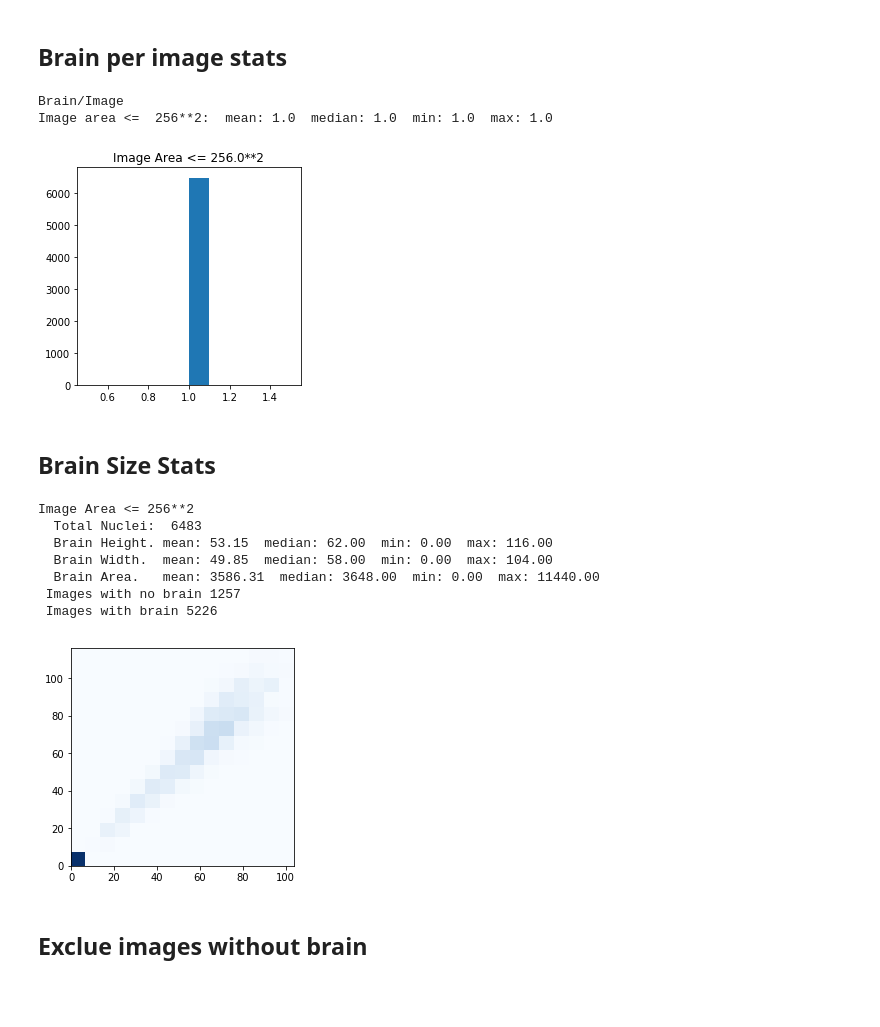
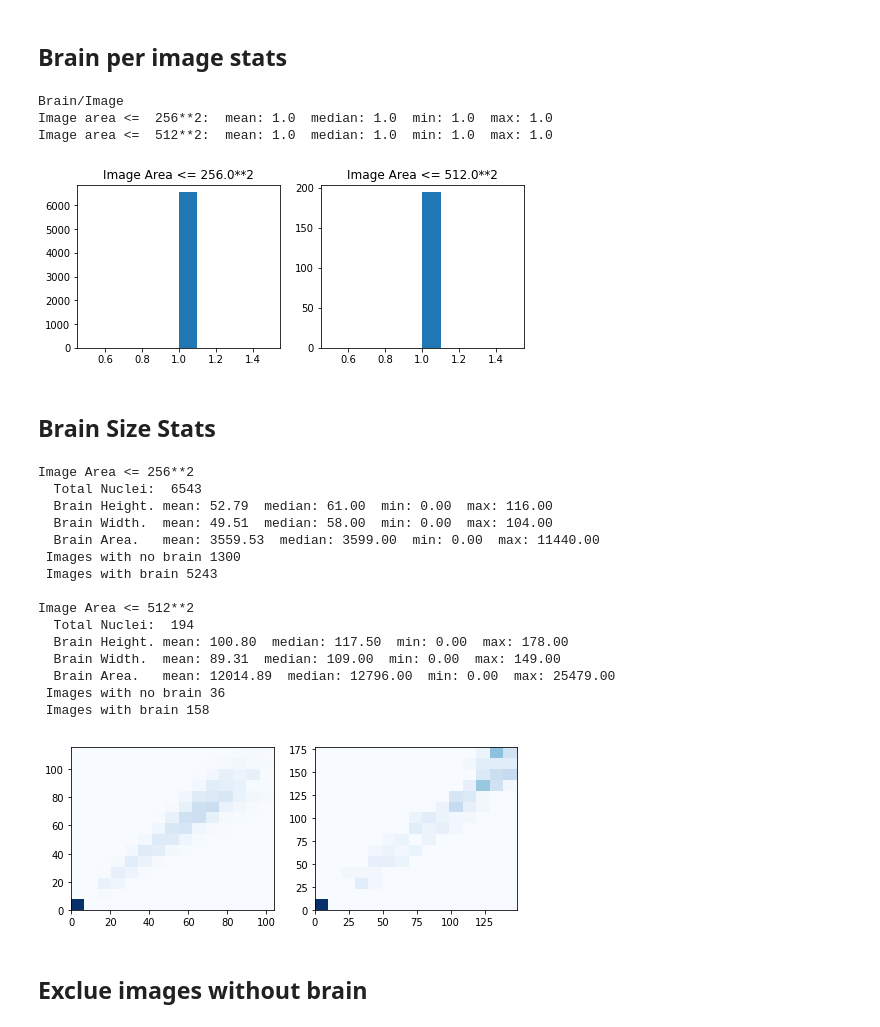
Before and after one commit to FNNDSC/fetal-brain-segmentation, a Jupyter notebook: models/mask_rcnn/data_exploration.ipynb, the cells around one changed output. Saved outputs shown, nothing was run; the diff lists cells and outputs as text; code cells hidden in the pictures; blank space fills up the shorter version.

```diff
--- a/models/mask_rcnn/data_exploration.ipynb
+++ b/models/mask_rcnn/data_exploration.ipynb
@@ -187,34 +187,34 @@ Color   mean (RGB): 45.60 45.60 45.60
 ## Brain per image stats
 # %%
 # Segment by image area
-image_area_bins = [256**2]
+image_area_bins = [256**2, 512**2]
 
 print("Brain/Image")
-fig, ax = plt.subplots(1, len(image_area_bins), figsize=(4, 4))
+fig, ax = plt.subplots(1, len(image_area_bins), figsize=(8, 3))
 area_threshold = 0
 for i, image_area in enumerate(image_area_bins):
     brain_per_image = np.array([len(s['bbox'])
                                  for s in stats
                                  if area_threshold < (s['shape'][0] * s['shape'][1]) <= image_area])
     area_threshold = image_area
     if len(brain_per_image) == 0:
         print("Image area <= {:4}**2: None".format(np.sqrt(image_area)))
         continue
     print("Image area <= {:4.0f}**2:  mean: {:.1f}  median: {:.1f}  min: {:.1f}  max: {:.1f}".format(
         np.sqrt(image_area), brain_per_image.mean(), np.median(brain_per_image),
         brain_per_image.min(), brain_per_image.max()))
-    ax.set_title("Image Area <= {:4}**2".format(np.sqrt(image_area)))
-    _ = ax.hist(brain_per_image, bins=10)
+    ax[i].set_title("Image Area <= {:4}**2".format(np.sqrt(image_area)))
+    _ = ax[i].hist(brain_per_image, bins=10)
 # %% [output]
 Brain/Image
 Image area <=  256**2:  mean: 1.0  median: 1.0  min: 1.0  max: 1.0
+Image area <=  512**2:  mean: 1.0  median: 1.0  min: 1.0  max: 1.0
-[figure, old version]
+[figure, new version]
 # %% [markdown]
 ## Brain Size Stats
 # %%
 # Brain size stats
-image_area_bins = [256**2]
-fig, ax = plt.subplots(1, len(image_area_bins), figsize=(4, 4))
+fig, ax = plt.subplots(1, len(image_area_bins), figsize=(8, 3))
 area_threshold = 0
 
 for i, image_area in enumerate(image_area_bins):
@@ -244,16 +244,24 @@ for i, image_area in enumerate(image_area_bins):
         len(np.nonzero(brain_area)[0])))
 
     # Show 2D histogram
-    _ = ax.hist2d(brain_shape[:, 1], brain_shape[:, 0], bins=15, cmap="Blues")
+    _ = ax[i].hist2d(brain_shape[:, 1], brain_shape[:, 0], bins=15, cmap="Blues")
 # %% [output]
 Image Area <= 256**2
-  Total Nuclei:  6483
-  Brain Height. mean: 53.15  median: 62.00  min: 0.00  max: 116.00
-  Brain Width.  mean: 49.85  median: 58.00  min: 0.00  max: 104.00
-  Brain Area.   mean: 3586.31  median: 3648.00  min: 0.00  max: 11440.00
- Images with no brain 1257
- Images with brain 5226
+  Total Nuclei:  6543
+  Brain Height. mean: 52.79  median: 61.00  min: 0.00  max: 116.00
+  Brain Width.  mean: 49.51  median: 58.00  min: 0.00  max: 104.00
+  Brain Area.   mean: 3559.53  median: 3599.00  min: 0.00  max: 11440.00
+ Images with no brain 1300
+ Images with brain 5243
+
+Image Area <= 512**2
+  Total Nuclei:  194
+  Brain Height. mean: 100.80  median: 117.50  min: 0.00  max: 178.00
+  Brain Width.  mean: 89.31  median: 109.00  min: 0.00  max: 149.00
+  Brain Area.   mean: 12014.89  median: 12796.00  min: 0.00  max: 25479.00
+ Images with no brain 36
+ Images with brain 158
-[figure, old version]
+[figure, new version]
 # %% [markdown]
 ## Exclue images without brain
 # %%
```
Also changed, not shown: parts of 28 cells of this notebook, 8 other files.
